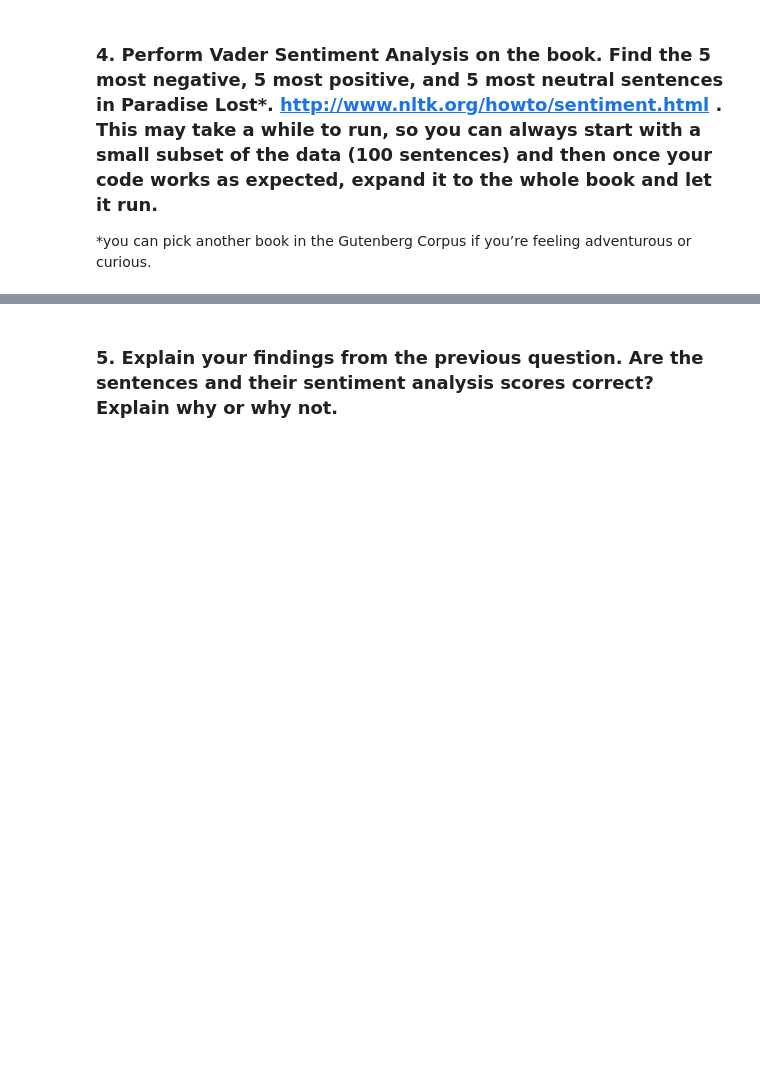
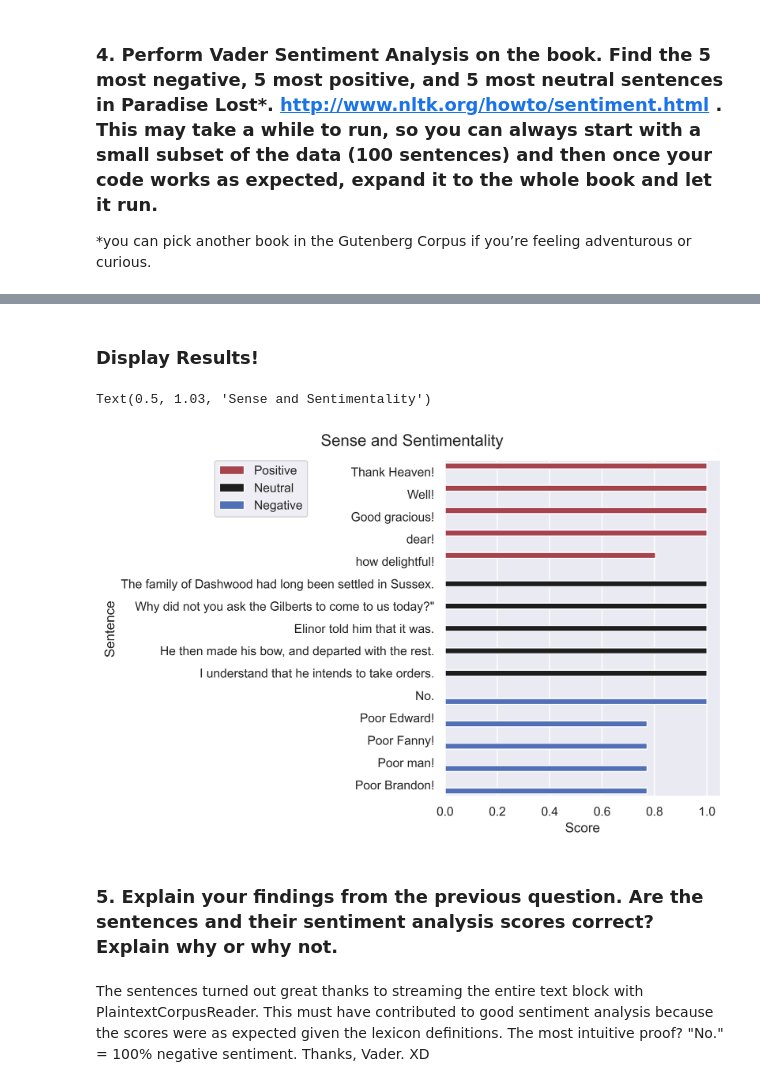
Before and after one commit to N-J-Miller/Week_20, a Jupyter notebook: Week_20_Homework.ipynb, the cells around one changed output, grey strips where cells are left out. Drawn from its saved outputs; the diff is of its cells as text; code cells hidden in the pictures; blank space fills up the shorter version.

```diff
--- a/Week_20_Homework.ipynb
+++ b/Week_20_Homework.ipynb
@@ -14,0 +269,27 @@
+# %%
+# instantiate my module:
+analyzer = SentimentIntensityAnalyzer()
+
+# instantiate an empty list:
+sentiments = []
+
+# loop thru my sentences:
+for sent in sense_sents:
+    sentiment = analyzer.polarity_scores(sent)
+    compound = sentiment["compound"]
+    pos = sentiment['pos']
+    neu = sentiment['neu']
+    neg = sentiment['neg']
+
+    sentiments.append({
+                "Sentence":sent,
+                "Compound":compound,
+                "+ Score":pos,
+                "- Score":neg,
+                "= Score":neu})
+
+sentiments_df = pd.DataFrame(sentiments)
+# Removing title, headings, and duplicates:
+sentiments_df.drop([0,1,4998], inplace=True)
+sentiments_df.drop_duplicates(inplace=True)
+sentiments_df
@@ -15,2 +310,27 @@
+# %%
+# Sprucing data for results display:
+
+pos = sentiments_df.sort_values('+ Score',ascending=False)[['Sentence','+ Score']].head()
+neg = sentiments_df.sort_values('- Score',ascending=False)[['Sentence','- Score']].head()
+neu = sentiments_df.sort_values('= Score',ascending=False)[['Sentence','= Score']].head()
+pos['Sentiment'] = 'Positive'
+pos = pos.rename(columns = {"+ Score":"Score"})
+neg['Sentiment'] = 'Negative'
+neg = neg.rename(columns = {"- Score":"Score"})
+neu['Sentiment'] = 'Neutral'
+neu = neu.rename(columns = {"= Score":"Score"})
+sense_sent_sentiments = pd.concat([pos, neu, neg])
+# %% [markdown]
+### Display Results!
+# %%
+sns.set(rc={"figure.dpi":600})
+g = sns.catplot(x = "Score", y = "Sentence", data=sense_sent_sentiments, hue="Sentiment",hue_order=["Positive","Neutral", "Negative"], legend_out=False, kind= "bar", palette='icefire_r', sharex=True, height=5, aspect=1.6)
+plt.legend(bbox_to_anchor=(-0.50, 1), loc='upper right', borderaxespad=0)
+g.fig.suptitle("Sense and Sentimentality", y=1.03)
+# %% [output]
+Text(0.5, 1.03, 'Sense and Sentimentality')
+[figure, added]
 # %% [markdown]
 ### 5. Explain your findings from the previous question. Are the sentences and their sentiment analysis scores correct? Explain why or why not.
+# %% [markdown]
+The sentences turned out great thanks to streaming the entire text block with PlaintextCorpusReader. This must have contributed to good sentiment analysis because the scores were as expected given the lexicon definitions. The most intuitive proof? "No." = 100% negative sentiment. Thanks, Vader. XD
```
Also changed, not shown: parts of 26 cells of this notebook, 5 other files.
